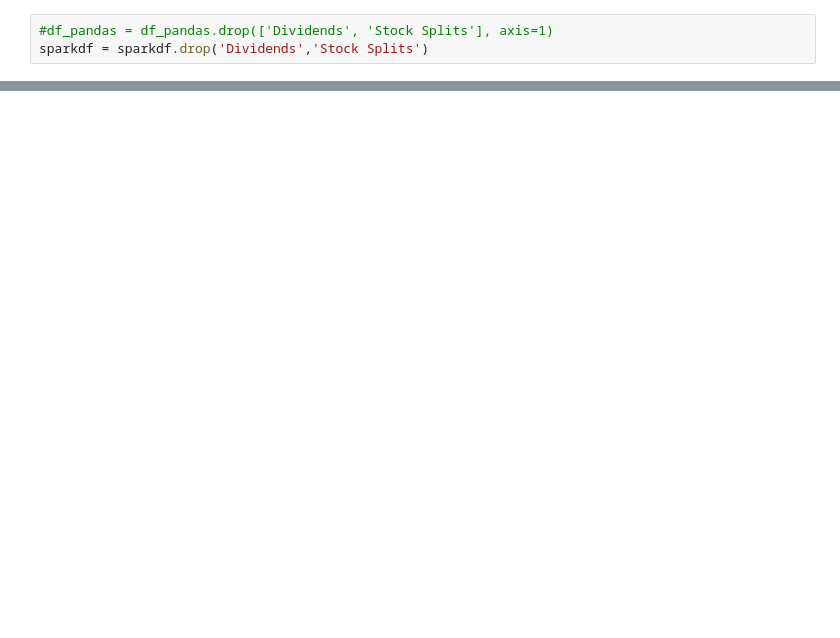
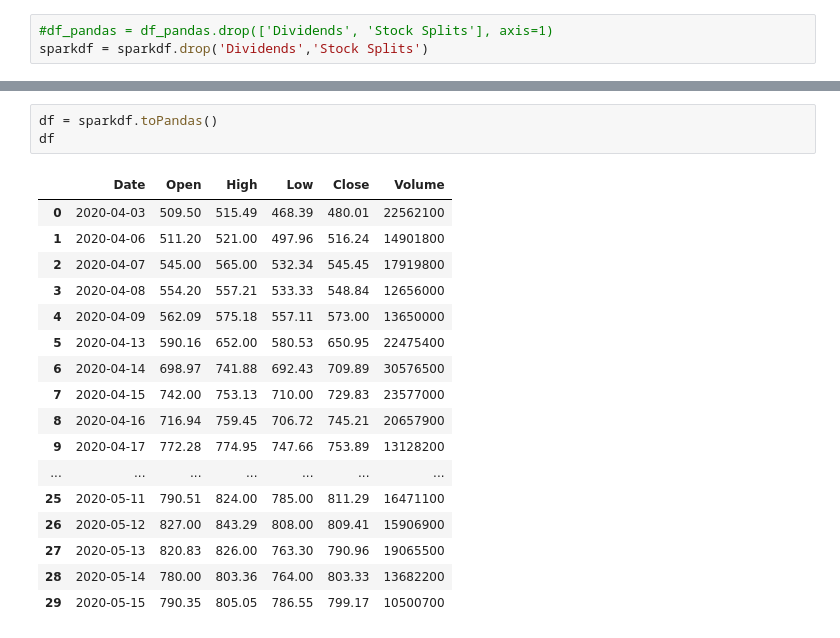
Before and after one commit to rich1123/Sentiment.Analysis, a Jupyter notebook: yfinance_api_ps.ipynb, the cells around one changed output, grey strips where cells are left out. Saved outputs shown, nothing was run; the diff lists cells and outputs as text; blank space fills up the shorter version.

```diff
--- a/yfinance_api_ps.ipynb
+++ b/yfinance_api_ps.ipynb
@@ -113,2 +115,23 @@ sparkdf.show()
 +-------------------+------+------+------+------+--------+
 only showing top 20 rows
+# %%
+df = sparkdf.toPandas()
+df
+# %% [output]
+|  | Date | Open | High | Low | Close | Volume |
+| 0 | 2020-04-03 | 509.50 | 515.49 | 468.39 | 480.01 | 22562100 |
+| 1 | 2020-04-06 | 511.20 | 521.00 | 497.96 | 516.24 | 14901800 |
+| 2 | 2020-04-07 | 545.00 | 565.00 | 532.34 | 545.45 | 17919800 |
+| 3 | 2020-04-08 | 554.20 | 557.21 | 533.33 | 548.84 | 12656000 |
+| 4 | 2020-04-09 | 562.09 | 575.18 | 557.11 | 573.00 | 13650000 |
+| 5 | 2020-04-13 | 590.16 | 652.00 | 580.53 | 650.95 | 22475400 |
+| 6 | 2020-04-14 | 698.97 | 741.88 | 692.43 | 709.89 | 30576500 |
+| 7 | 2020-04-15 | 742.00 | 753.13 | 710.00 | 729.83 | 23577000 |
+| 8 | 2020-04-16 | 716.94 | 759.45 | 706.72 | 745.21 | 20657900 |
+| 9 | 2020-04-17 | 772.28 | 774.95 | 747.66 | 753.89 | 13128200 |
+| ... | ... | ... | ... | ... | ... | ... |
+| 25 | 2020-05-11 | 790.51 | 824.00 | 785.00 | 811.29 | 16471100 |
+| 26 | 2020-05-12 | 827.00 | 843.29 | 808.00 | 809.41 | 15906900 |
+| 27 | 2020-05-13 | 820.83 | 826.00 | 763.30 | 790.96 | 19065500 |
+| 28 | 2020-05-14 | 780.00 | 803.36 | 764.00 | 803.33 | 13682200 |
+| 29 | 2020-05-15 | 790.35 | 805.05 | 786.55 | 799.17 | 10500700 |
```
Also changed, not shown: parts of 13 cells of this notebook.
